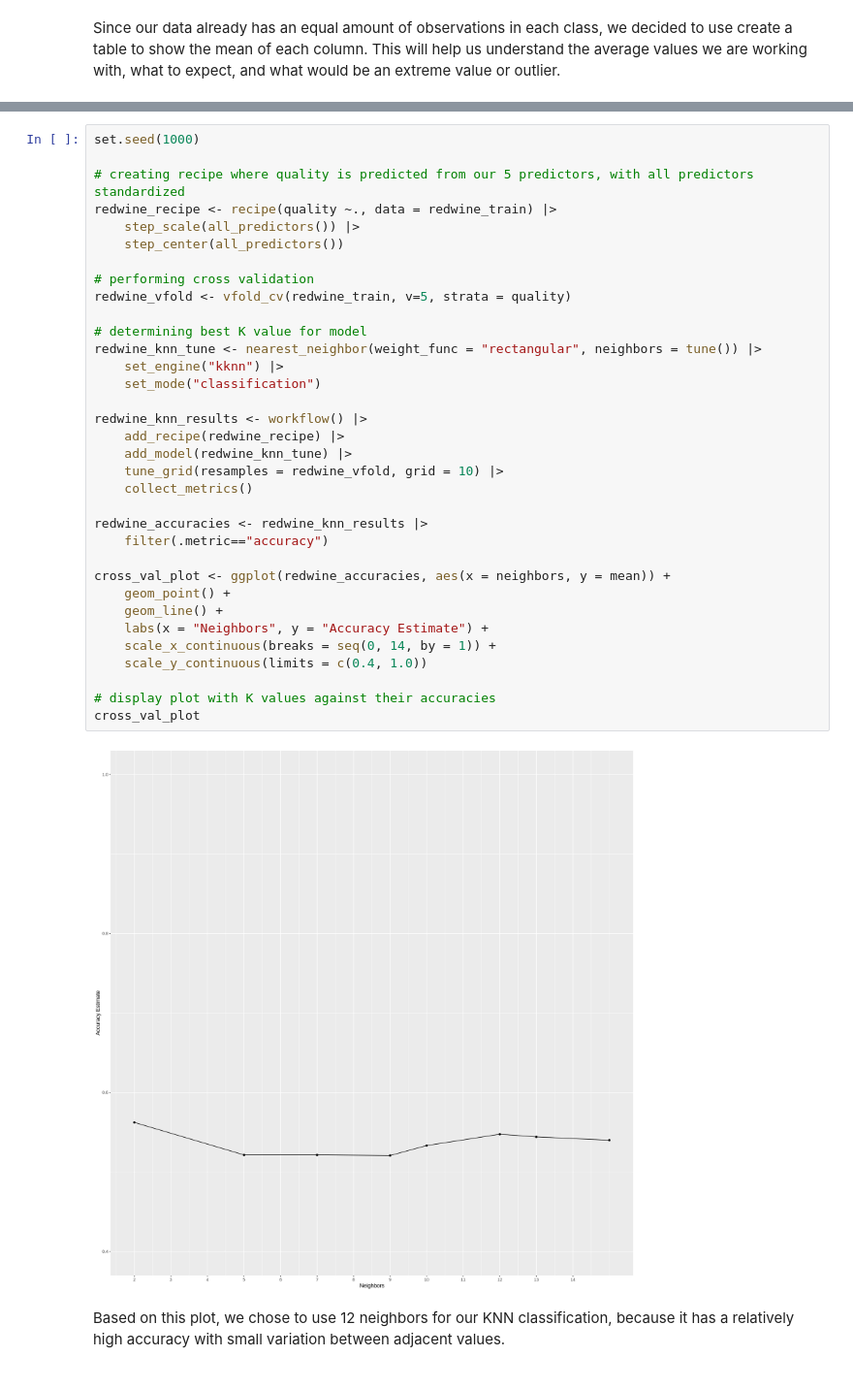
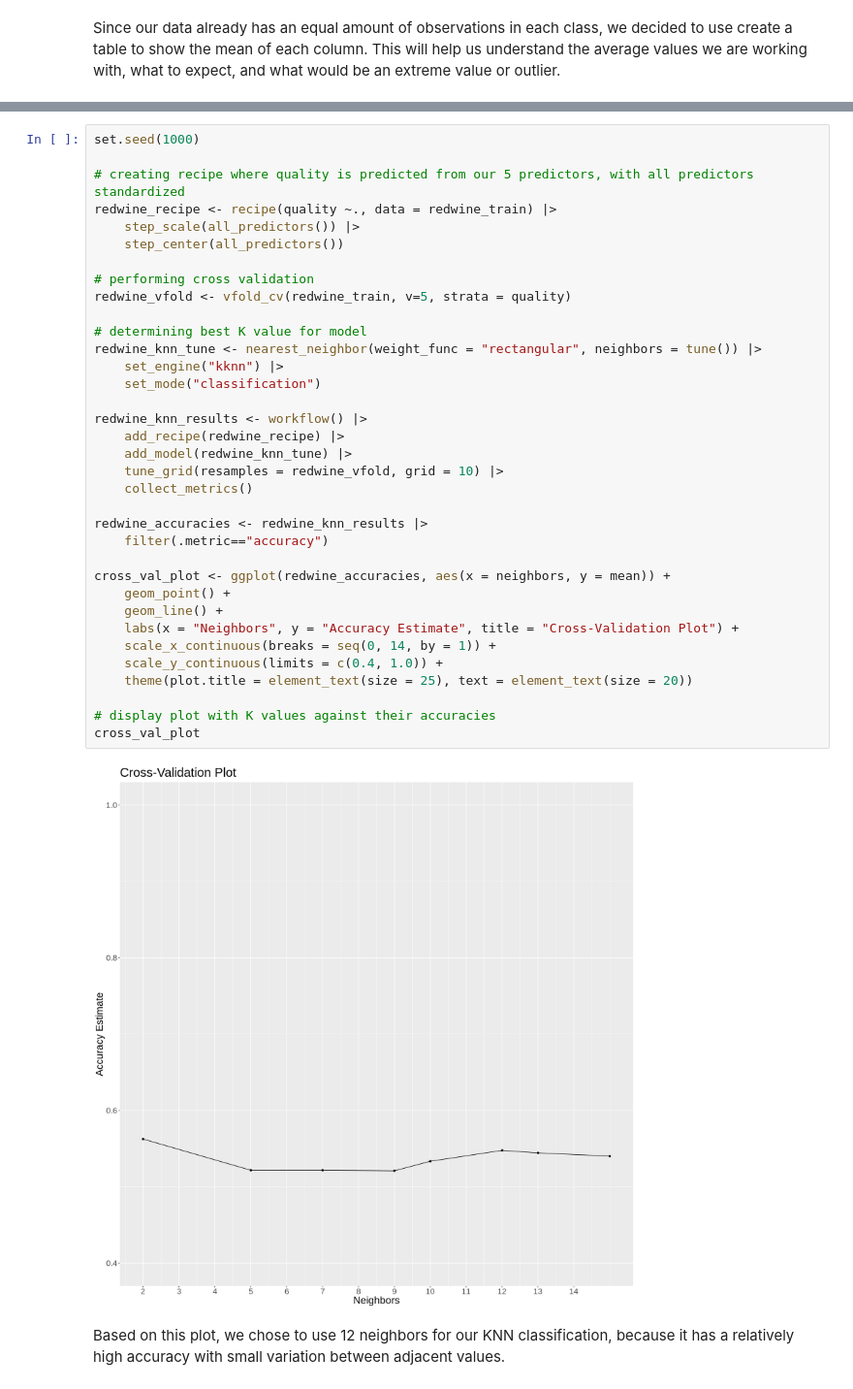
Before and after one commit to farazht/classifying-red-wine-quality, a Jupyter notebook: Group Report.ipynb, the cells around one changed output, grey strips where cells are left out. Shown at 97% size. Saved outputs shown, nothing was run; the diff lists cells and outputs as text.

```diff
--- a/Group Report.ipynb
+++ b/Group Report.ipynb
@@ -181,36 +203,37 @@ set.seed(1000)
 # creating recipe where quality is predicted from our 5 predictors, with all predictors standardized
 redwine_recipe <- recipe(quality ~., data = redwine_train) |>
     step_scale(all_predictors()) |>
     step_center(all_predictors())
 
 # performing cross validation
 redwine_vfold <- vfold_cv(redwine_train, v=5, strata = quality)
 
 # determining best K value for model
 redwine_knn_tune <- nearest_neighbor(weight_func = "rectangular", neighbors = tune()) |>
     set_engine("kknn") |>
     set_mode("classification")
 
 redwine_knn_results <- workflow() |>
     add_recipe(redwine_recipe) |>
     add_model(redwine_knn_tune) |>
     tune_grid(resamples = redwine_vfold, grid = 10) |>
     collect_metrics()
 
 redwine_accuracies <- redwine_knn_results |>
     filter(.metric=="accuracy")
 
 cross_val_plot <- ggplot(redwine_accuracies, aes(x = neighbors, y = mean)) +
     geom_point() +
     geom_line() +
-    labs(x = "Neighbors", y = "Accuracy Estimate") +
+    labs(x = "Neighbors", y = "Accuracy Estimate", title = "Cross-Validation Plot") +
     scale_x_continuous(breaks = seq(0, 14, by = 1)) +
-    scale_y_continuous(limits = c(0.4, 1.0))
+    scale_y_continuous(limits = c(0.4, 1.0)) +
+    theme(plot.title = element_text(size = 25), text = element_text(size = 20))
 
 # display plot with K values against their accuracies
 cross_val_plot
 # %% [output]
-[figure, old version]
+[figure, new version]
 # %% [markdown]
 Based on this plot, we chose to use 12 neighbors for our KNN classification, because it has a relatively high accuracy with small variation between adjacent values.
 # %%
```
Also changed, not shown: parts of 18 cells of this notebook.
